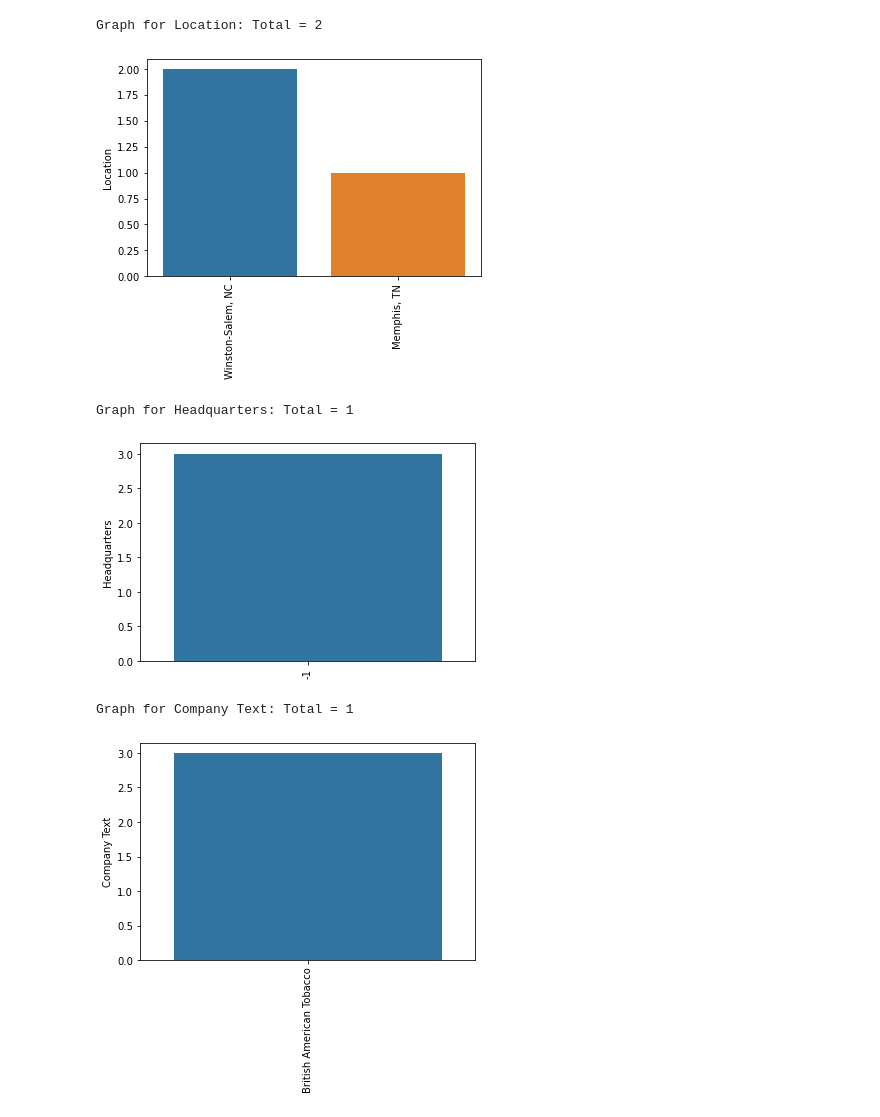
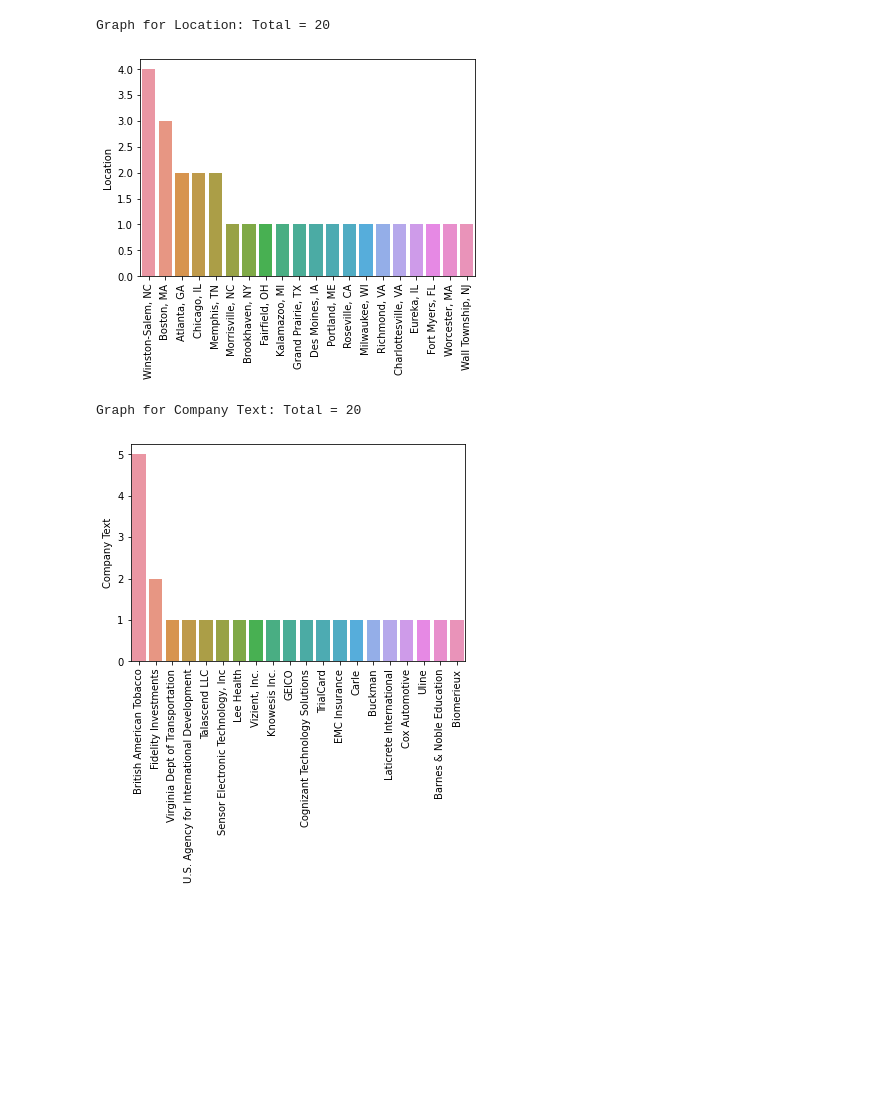
Before and after one commit to muzflex/ds_salary_proj, a Jupyter notebook: Exploratory _data _analysis.ipynb, the cells around one changed output. Drawn from its saved outputs; the diff is of its cells as text; code cells hidden in the pictures; blank space fills up the shorter version.

```diff
--- a/Exploratory _data _analysis.ipynb
+++ b/Exploratory _data _analysis.ipynb
@@ -83,5 +121,5 @@ Name: Desc Length, dtype: int64
 # %%
 # Competitors Count
 
-df['Nun Competitors'] = df['Competitors'].apply(lambda x: len(x.split(',')) if x != '-1' else 0)
-df['Nun Competitors']
+# df['Nun Competitors'] = df['Competitors'].apply(lambda x: len(x.split(',')) if x != '-1' else 0)
+# df['Nun Competitors']
@@ -142 +239,3 @@ df['Company Text']
 Name: Company Text, dtype: object
+# %%
+df['Company Text']= df['Company Text'].apply(lambda x: x.replace('\r', ''))
@@ -143,5 +262,5 @@ Name: Company Text, dtype: object
 # %%
-df['Company Name'] = df['Company Name'].apply(lambda x: x.replace('\n4.3', ''))
+#df['Company Name'] = df['Company Name'].apply(lambda x: x.replace('\n  ', ''))
 # %%
 df['Company Name']
 # %% [output]
@@ -252,6 +397,6 @@ Index(['Job Title', 'Salary Estimate', 'Job Description', 'Rating',
       dtype='object')
 # %%
-df_cat = df[['Location', 'Headquarters', 'Size', 'Type of ownership', 'Industry', 'Sector', 'Revenue', 'Company Text', 'Job State', 'Same Location', 'Python Job', 'R-Studio Job',
+df_cat = df[['Location', 'Size', 'Type of ownership', 'Industry', 'Sector', 'Revenue', 'Company Text', 'Job State', 'Python Job', 'R-Studio Job',
    'Spark Job', 'AWS Job', 'Excel Job', 'Job Simplifier', 'Seniority']]
 # %%
 for i in df_cat.columns:
@@ -277,17 +422,15 @@ Graph for Sector: Total = 1
 # %%
-for i in df_cat[['Location', 'Headquarters', 'Company Text']].columns:
+for i in df_cat[['Location', 'Company Text']].columns:
     cat_num = df_cat[i].value_counts()[:20]
     print('Graph for %s: Total = %d' % (i, len(cat_num)))
     chart = sns.barplot(x=cat_num.index, y=cat_num)
     chart.set_xticklabels(chart.get_xticklabels(), rotation=90)
     plt.show()
 # %% [output]
-Graph for Location: Total = 2
+Graph for Location: Total = 20
-[figure, old version]
+[figure, new version]
-Graph for Headquarters: Total = 1
+Graph for Company Text: Total = 20
-[figure, old version]
+[figure, new version]
-Graph for Company Text: Total = 1
-[figure, removed]
 # %%
 pd.pivot_table(df, index = 'Job Simplifier', values = 'Avg Salary')
 # %% [output]
```
Also changed, not shown: parts of 47 cells of this notebook, 5 other files.
